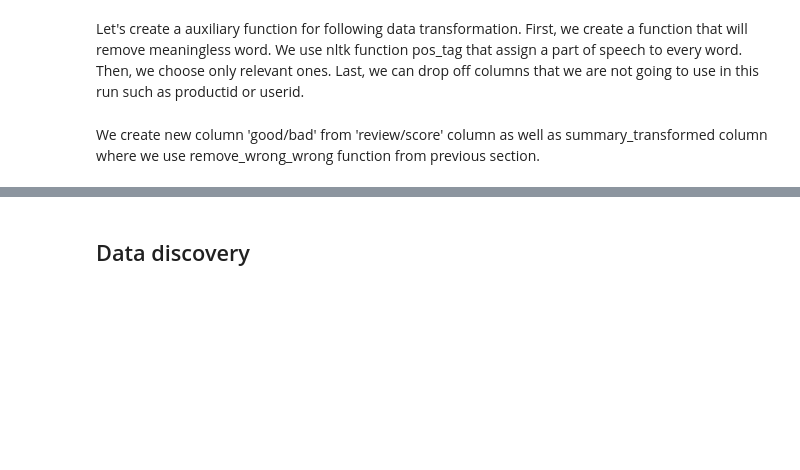
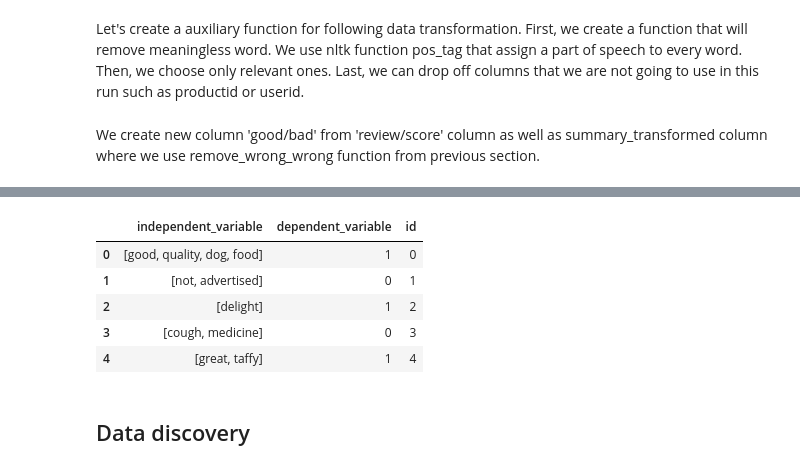
Before and after one commit to TheVacuumUniversity/Amazon_fine_food_rating_model, a Jupyter notebook: Amazon Fine Food Rating.ipynb, the cells around one changed output, grey strips where cells are left out. Drawn from its saved outputs; the diff is of its cells as text; code cells hidden in the pictures; blank space fills up the shorter version.

```diff
--- a/Amazon Fine Food Rating.ipynb
+++ b/Amazon Fine Food Rating.ipynb
@@ -169,6 +195,14 @@ data = data[['independent_variable', 'dependent_variable']]
 # %%
 data['id'] = data.reset_index().index
 data.set_index('id')
+data.head()
+# %% [output]
+|  | independent_variable | dependent_variable | id |
+| 0 | [good, quality, dog, food] | 1 | 0 |
+| 1 | [not, advertised] | 0 | 1 |
+| 2 | [delight] | 1 | 2 |
+| 3 | [cough, medicine] | 0 | 3 |
+| 4 | [great, taffy] | 1 | 4 |
 # %%
 #  Upload transformed data to MongoDb
 upload_data_mongoDb(transformed_collection,data.to_dict('records'))
```
Also changed, not shown: parts of 3 cells of this notebook.
